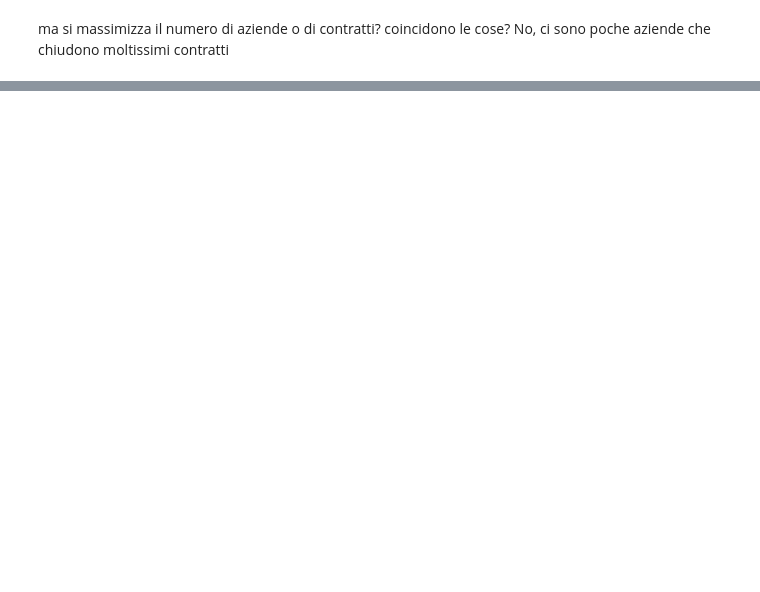
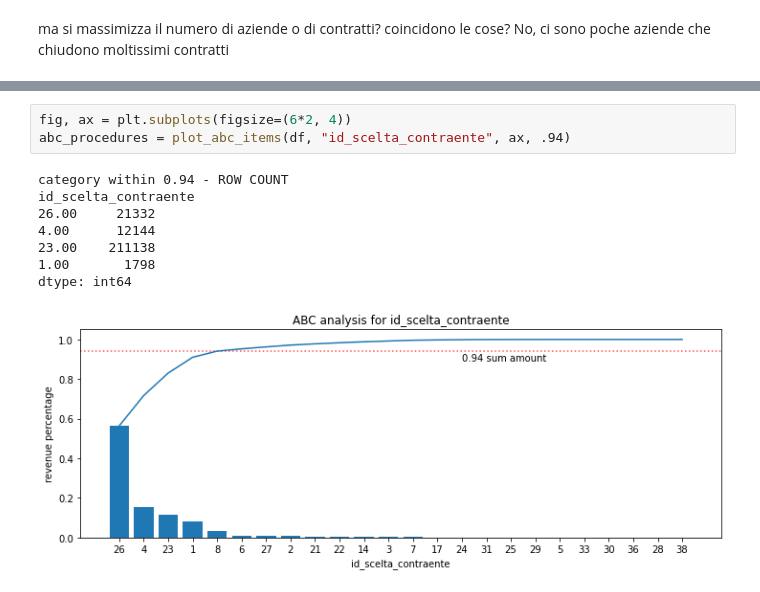
Before and after one commit to Yourne/synapthesis, a Jupyter notebook: n_contracts_distrib.ipynb, the cells around one changed output, grey strips where cells are left out. Drawn from its saved outputs; the diff is of its cells as text; blank space fills up the shorter version.

```diff
--- a/n_contracts_distrib.ipynb
+++ b/n_contracts_distrib.ipynb
@@ -109,0 +184,12 @@ lost be perc 0.86, year 2018
+# %%
+fig, ax = plt.subplots(figsize=(6*2, 4))
+abc_procedures = plot_abc_items(df, "id_scelta_contraente", ax, .94)
+# %% [output]
+category within 0.94 - ROW COUNT
+id_scelta_contraente
+26.00     21332
+4.00      12144
+23.00    211138
+1.00       1798
+dtype: int64
+[figure, added]
```
Also changed, not shown: parts of 28 cells of this notebook, 1 other file.
